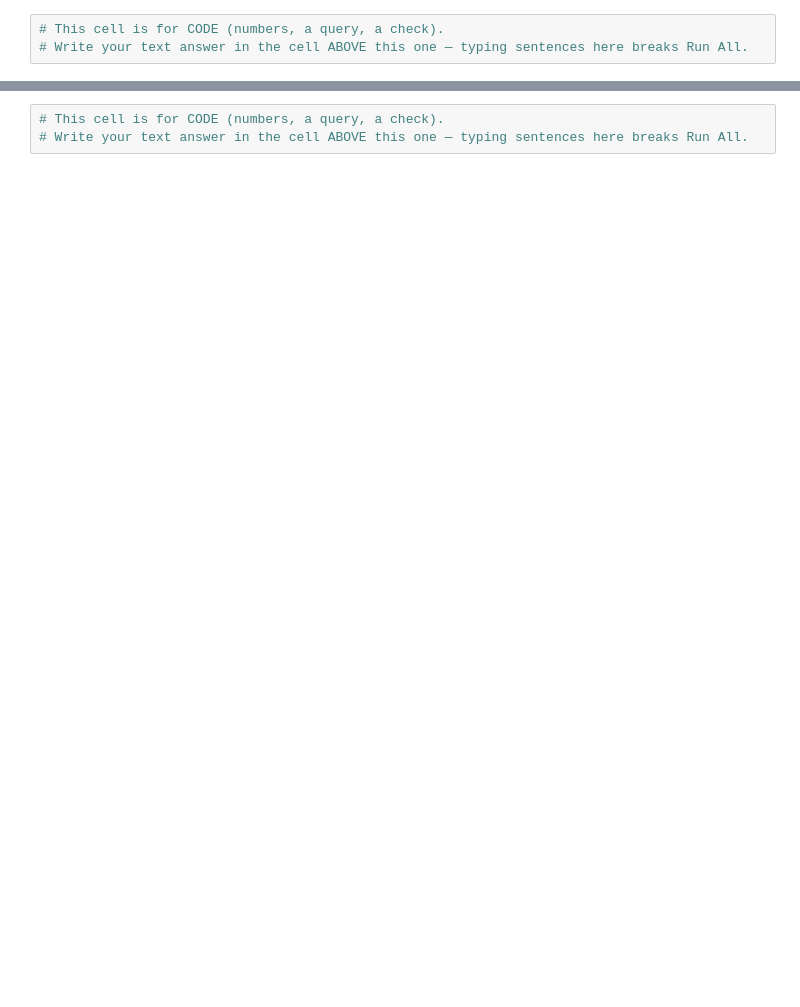
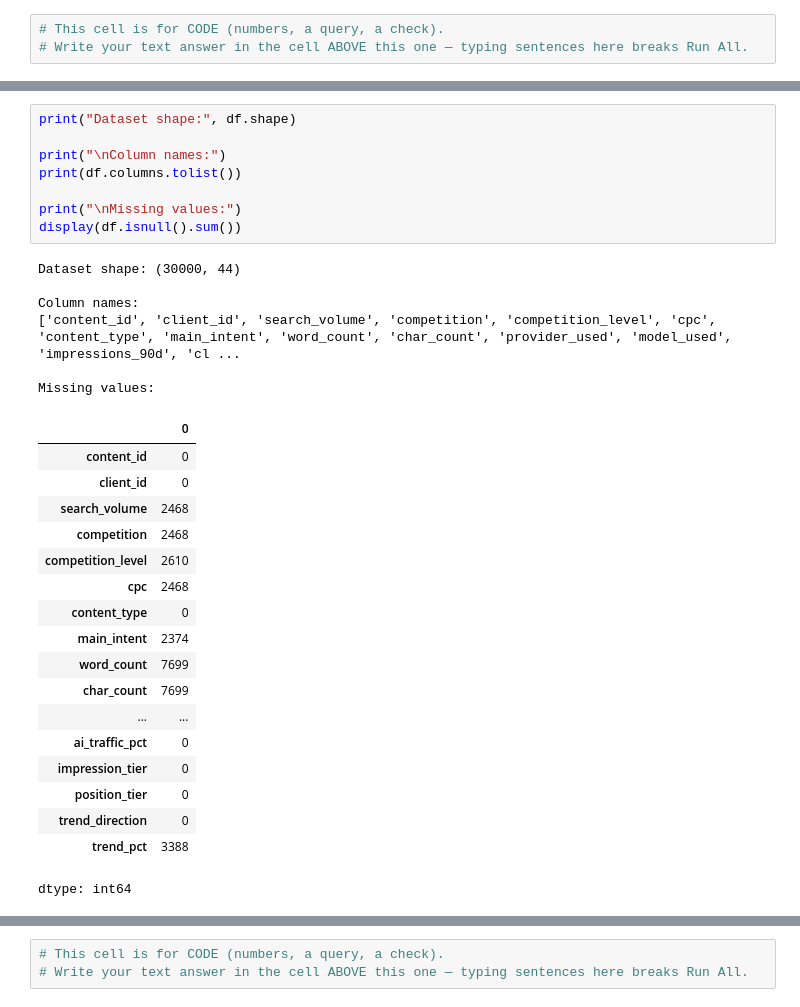
Before and after one commit to ibii7/IBII-S-, a Jupyter notebook: work/notebooks/w01_research_question.ipynb, the cells around one changed output, grey strips where cells are left out. Drawn from its saved outputs; the diff is of its cells as text; blank space fills up the shorter version.

```diff
--- a/work/notebooks/w01_research_question.ipynb
+++ b/work/notebooks/w01_research_question.ipynb
@@ -26,0 +92,33 @@ This skeleton is yours to fill. Work the sections **in order** — each one has
+# %%
+print("Dataset shape:", df.shape)
+
+print("\nColumn names:")
+print(df.columns.tolist())
+
+print("\nMissing values:")
+display(df.isnull().sum())
+# %% [output]
+Dataset shape: (30000, 44)
+
+Column names:
+['content_id', 'client_id', 'search_volume', 'competition', 'competition_level', 'cpc', 'content_type', 'main_intent', 'word_count', 'char_count', 'provider_used', 'model_used', 'impressions_90d', 'cl ...
+
+Missing values:
+|  | 0 |
+| content_id | 0 |
+| client_id | 0 |
+| search_volume | 2468 |
+| competition | 2468 |
+| competition_level | 2610 |
+| cpc | 2468 |
+| content_type | 0 |
+| main_intent | 2374 |
+| word_count | 7699 |
+| char_count | 7699 |
+| ... | ... |
+| ai_traffic_pct | 0 |
+| impression_tier | 0 |
+| position_tier | 0 |
+| trend_direction | 0 |
+| trend_pct | 3388 |
+dtype: int64
```
Also changed, not shown: parts of 16 cells of this notebook.
